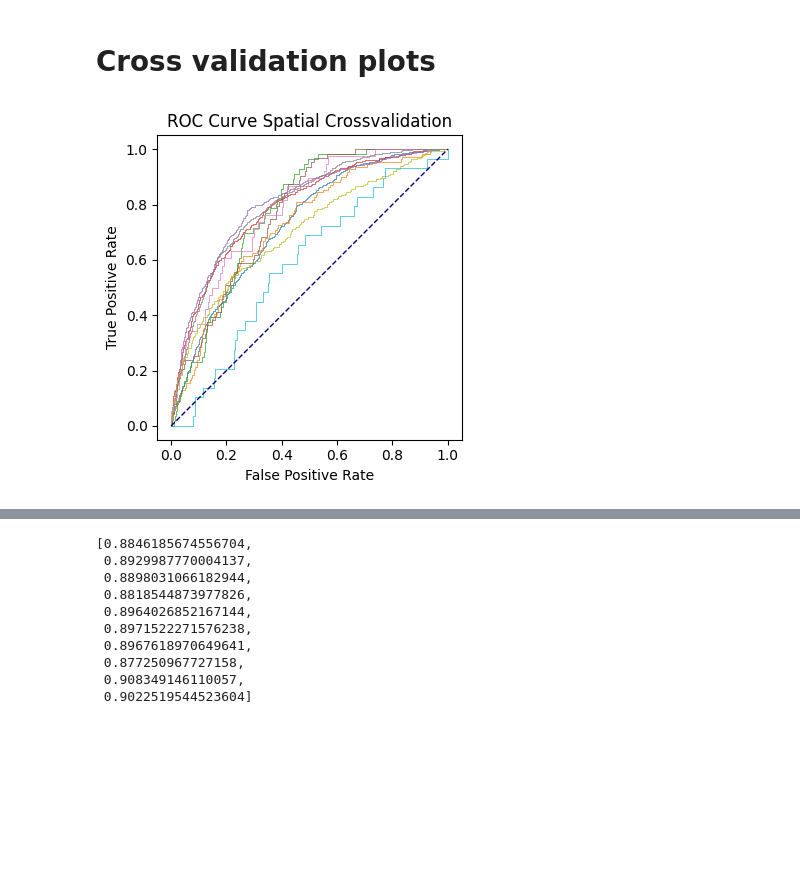
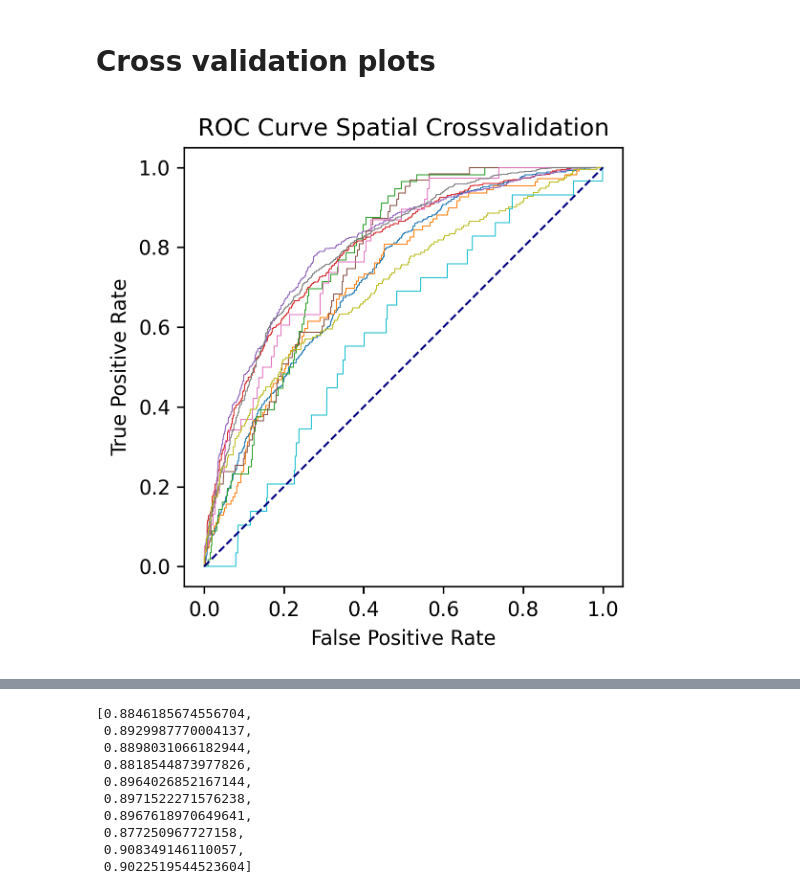
Before and after one commit to ashokdahal/ExplainableAI, a Jupyter notebook: CrossValidationExAIrev1.ipynb, the cells around one changed output, grey strips where cells are left out. Cells and saved outputs as stored; diff of their text form; code cells hidden in the pictures; blank space fills up the shorter version.

```diff
--- a/CrossValidationExAIrev1.ipynb
+++ b/CrossValidationExAIrev1.ipynb
@@ -246,35 +206,35 @@ import matplotlib.pyplot as plt
 import seaborn as sns
 from matplotlib.pyplot import figure
 import numpy as np
-figure(figsize=(4, 4), dpi=100)
+figure(figsize=(4, 4), dpi=300)
 Aucs=[]
 for i in range(1,11):
     preds=np.load(f'crossval_results/SpPredsrv1_{str(i)}.npy')
     truths=np.load(f'crossval_results/SpTruthsrv1_{str(i)}.npy')
     fpr,tpr,thresholds=sklearn.metrics.roc_curve(truths.flatten(), preds.flatten())
     plt.plot(
         fpr,
         tpr,
         # color="darkorange",
         lw=0.5,
         label=f"ValArea{str(i)}",
     )
     Aucs.append(sklearn.metrics.auc(fpr,tpr))
 
 ax=plt.plot([0, 1], [0, 1], color="navy", lw=1, linestyle="--")
 plt.xlim([0.0, 1.0])
 plt.ylim([0.0, 1.0])
 plt.xlabel("False Positive Rate")
 plt.ylabel("True Positive Rate")
 plt.title("ROC Curve Spatial Crossvalidation")
 # plt.text(0.38, 0.11,"Accuracy=0.8131")
 # plt.legend(loc="lower right")
 plt.axis('square')
 plt.tight_layout()
 plt.savefig('Exaiplots/rocSpValrev1.pdf')
 plt.show()
 # %% [output]
-[figure, old version]
+[figure, new version]
 # %%
 #plot
 import sklearn.metrics
```
Also changed, not shown: parts of 11 cells of this notebook, 12 other files.
